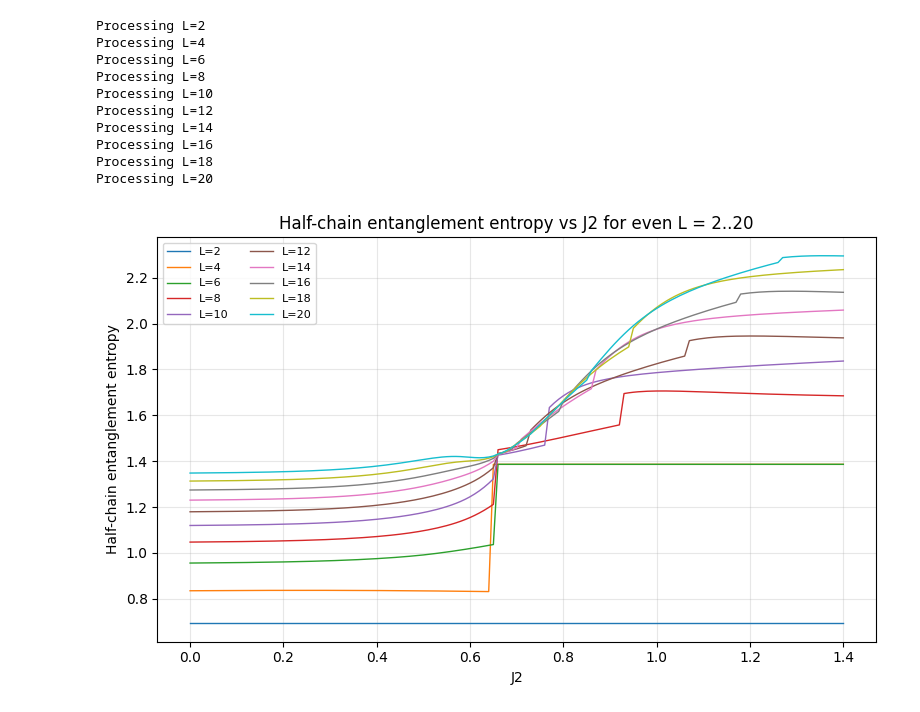
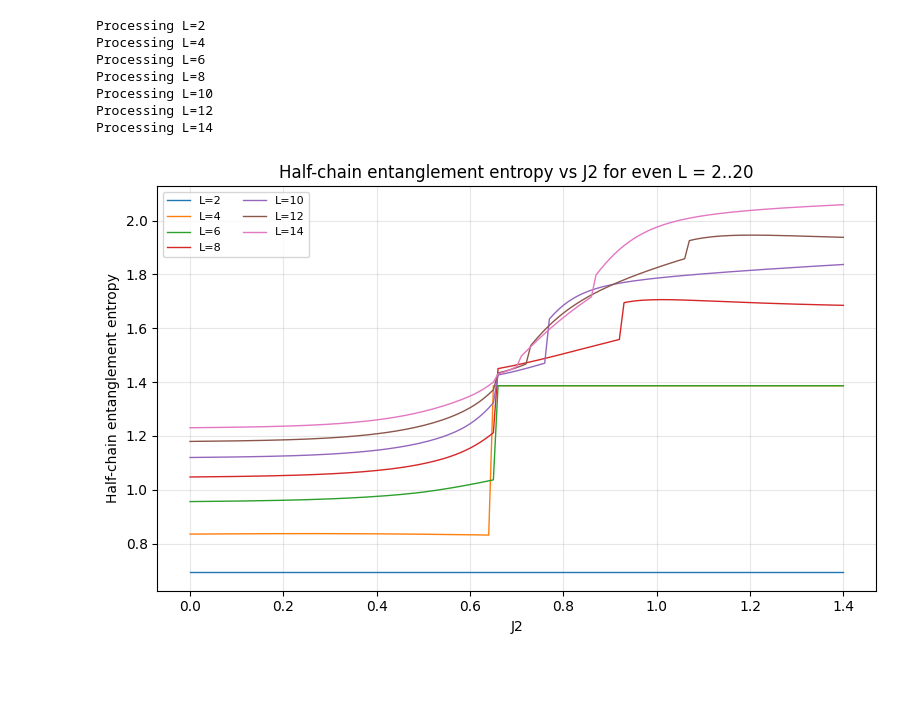
Before and after one commit to Matth3wc/HamiltonTrust_2026_Spin_Chains, a Jupyter notebook: santos_izmir2014_coding_exercises/exercises_optimized.ipynb, the cells around one changed output. Drawn from its saved outputs; the diff is of its cells as text; code cells hidden in the pictures; blank space fills up the shorter version.

```diff
--- a/santos_izmir2014_coding_exercises/exercises_optimized.ipynb
+++ b/santos_izmir2014_coding_exercises/exercises_optimized.ipynb
@@ -241,7 +652,7 @@ def recommended_max_L(limit_dim=200000):
 # %%
 # Entanglement entropy vs J2, with one curve for each even L = 2..20.
 # The y-value is the half-chain entropy S(L/2) at half filling.
-L_values = range(2, 21, 2)
+L_values = range(2, 15, 2)
 J2_scan = np.round(np.arange(0.0, 1.4 + 1e-9, 0.01), 15)
 
 fig, ax = plt.subplots(figsize=(8, 5))
@@ -255,34 +666,31 @@ for chain_length in L_values:
         J1xy=1.0,
         J1z=0.5,
         J2xy=0.0,
         J2z=0.0,
     )
 
     entropy_vs_J2 = []
     mid_block = chain_length // 2
     for J2_val in J2_scan:
         chain.J2xy = float(J2_val)
         blocks, entropies, upper_bound, energy = chain.entropy_curve(kind="nnn", blocks=[mid_block])
         entropy_vs_J2.append(entropies[0])
 
     ax.plot(J2_scan, entropy_vs_J2, linewidth=1, label=f"L={chain_length}")
 
 ax.set_xlabel("J2")
 ax.set_ylabel("Half-chain entanglement entropy")
 ax.set_title("Half-chain entanglement entropy vs J2 for even L = 2..20")
 ax.grid(True, alpha=0.3)
 ax.legend(ncol=2, fontsize=8)
 plt.tight_layout()
 plt.show()
 # %% [output]
 Processing L=2
 Processing L=4
 Processing L=6
 Processing L=8
 Processing L=10
 Processing L=12
 Processing L=14
-Processing L=16
-Processing L=18
-Processing L=20
-[figure, old version]
+[figure, new version]
```
Also changed, not shown: parts of 5 cells of this notebook, 2 other files.
